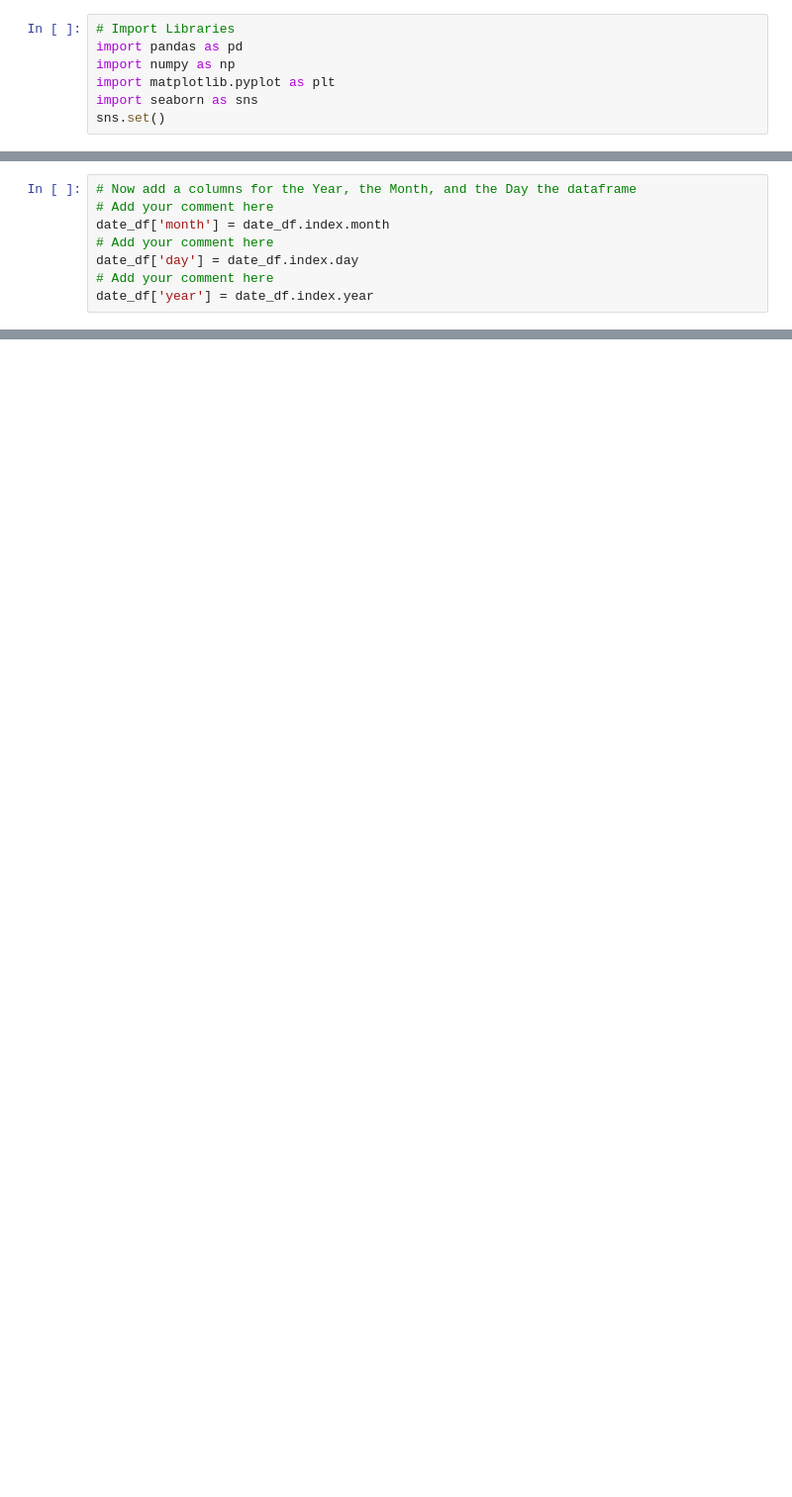
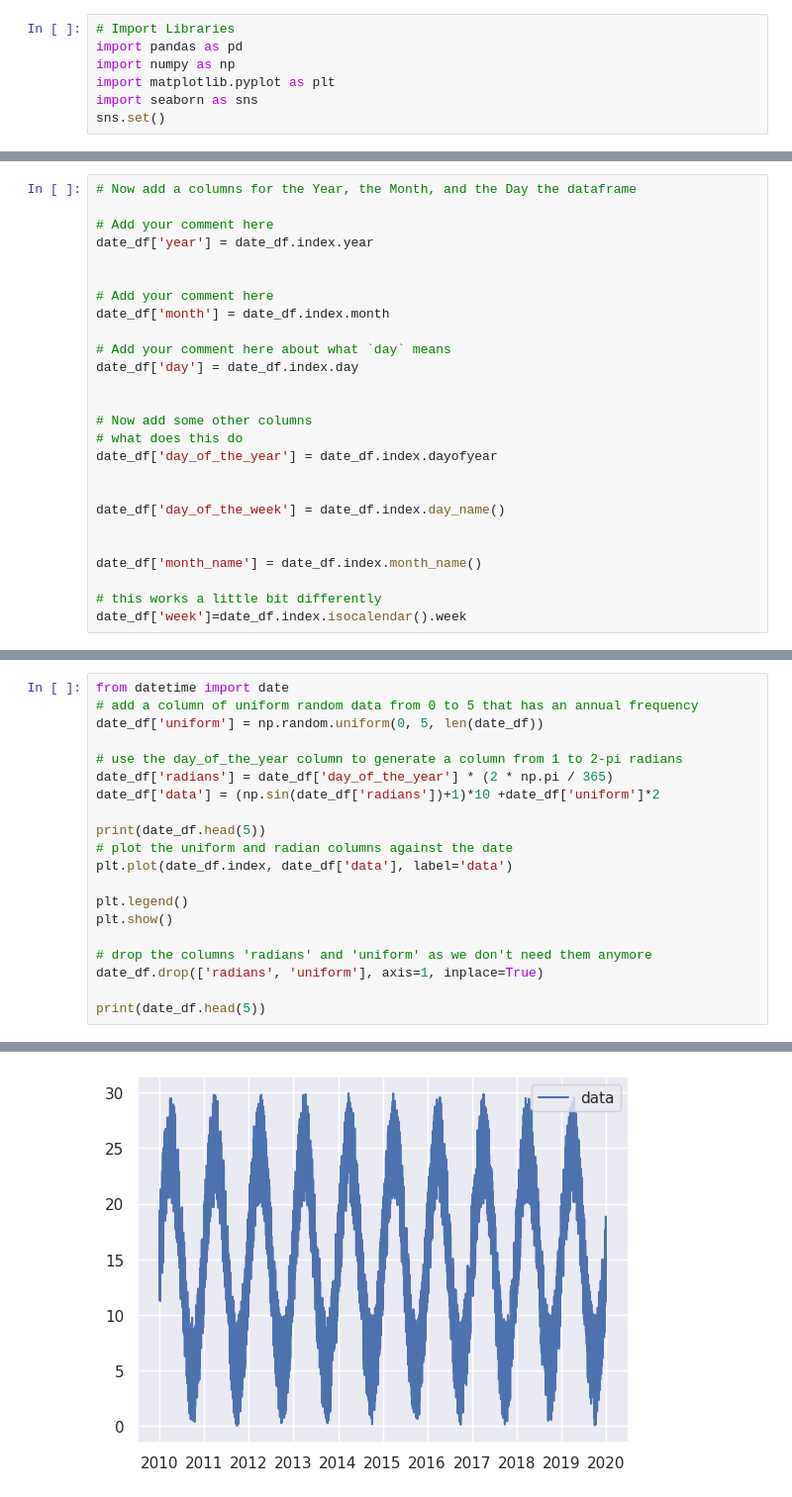
Before and after one commit to byu-cce270/content, a Jupyter notebook: docs/unit3/05_pandas_part2/in_class_pandaspart2.ipynb, the cells around one changed output, grey strips where cells are left out. Shown at 99% size. Saved outputs shown, nothing was run; the diff lists cells and outputs as text; blank space fills up the shorter version.

Commit message:
Added date-time with some grouping

```diff
--- a/docs/unit3/05_pandas_part2/in_class_pandaspart2.ipynb
+++ b/docs/unit3/05_pandas_part2/in_class_pandaspart2.ipynb
@@ -32,8 +40,26 @@ date_df.set_index('date', inplace=True)
 # %%
 # Now add a columns for the Year, the Month, and the Day the dataframe
+
+# Add your comment here
+date_df['year'] = date_df.index.year
+
+
 # Add your comment here
 date_df['month'] = date_df.index.month
-# Add your comment here
+
+# Add your comment here about what `day` means
 date_df['day'] = date_df.index.day
-# Add your comment here
-date_df['year'] = date_df.index.year
+
+
+# Now add some other columns
+# what does this do
+date_df['day_of_the_year'] = date_df.index.dayofyear
+
+
+date_df['day_of_the_week'] = date_df.index.day_name()
+
+
+date_df['month_name'] = date_df.index.month_name()
+
+# this works a little bit differently
+date_df['week']=date_df.index.isocalendar().week
@@ -39,0 +94,21 @@ date_df['year'] = date_df.index.year
+# %%
+from datetime import date
+# add a column of uniform random data from 0 to 5 that has an annual frequency
+date_df['uniform'] = np.random.uniform(0, 5, len(date_df))
+
+# use the day_of_the_year column to generate a column from 1 to 2-pi radians
+date_df['radians'] = date_df['day_of_the_year'] * (2 * np.pi / 365)
+date_df['data'] = (np.sin(date_df['radians'])+1)*10 +date_df['uniform']*2
+
+print(date_df.head(5))
+# plot the uniform and radian columns against the date
+plt.plot(date_df.index, date_df['data'], label='data')
+
+plt.legend()
+plt.show()
+
+# drop the columns 'radians' and 'uniform' as we don't need them anymore
+date_df.drop(['radians', 'uniform'], axis=1, inplace=True)
+
+print(date_df.head(5))
+# %% [output]
@@ -39,0 +130 @@ date_df['year'] = date_df.index.year
+[figure, added]
```
Also changed, not shown: parts of 13 cells of this notebook.
